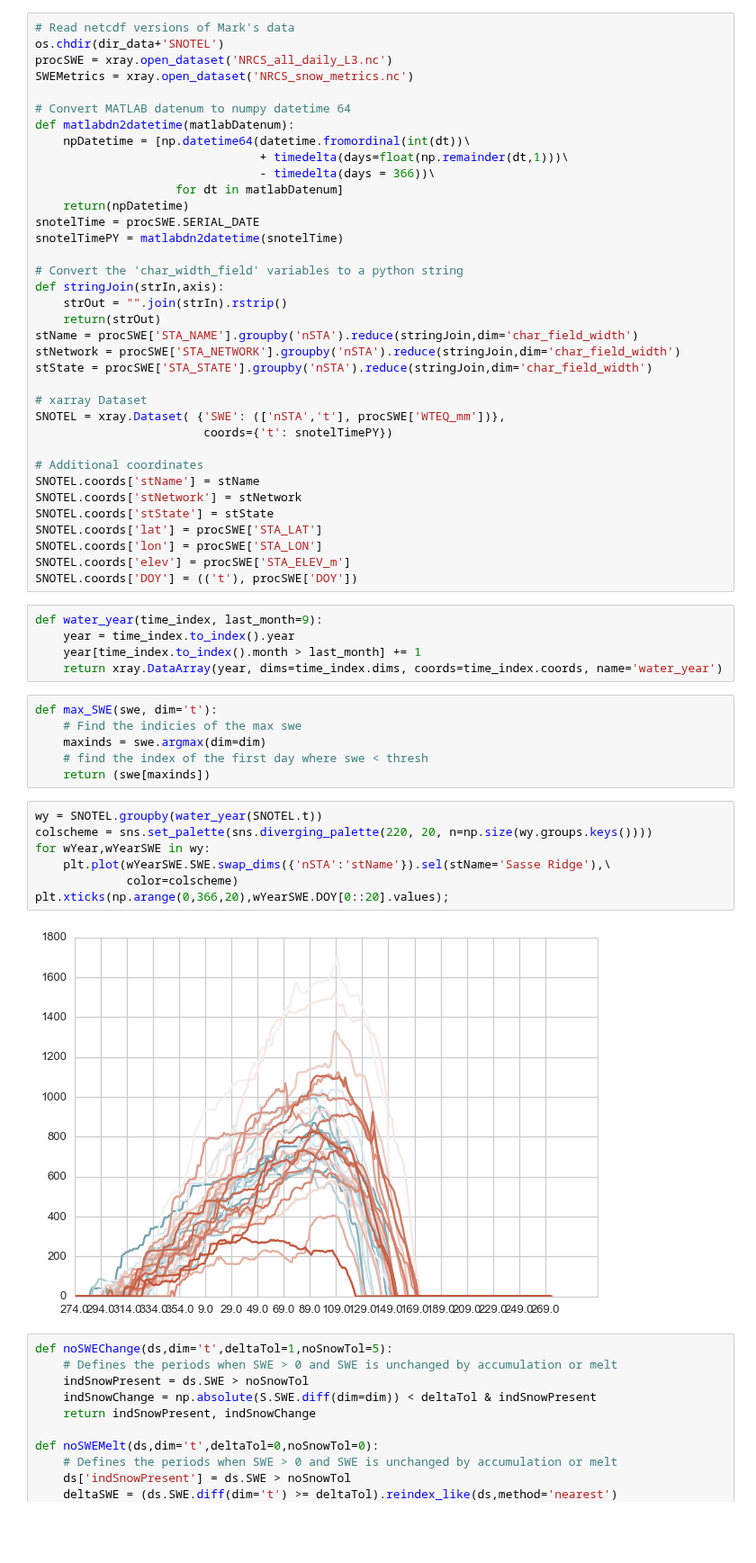
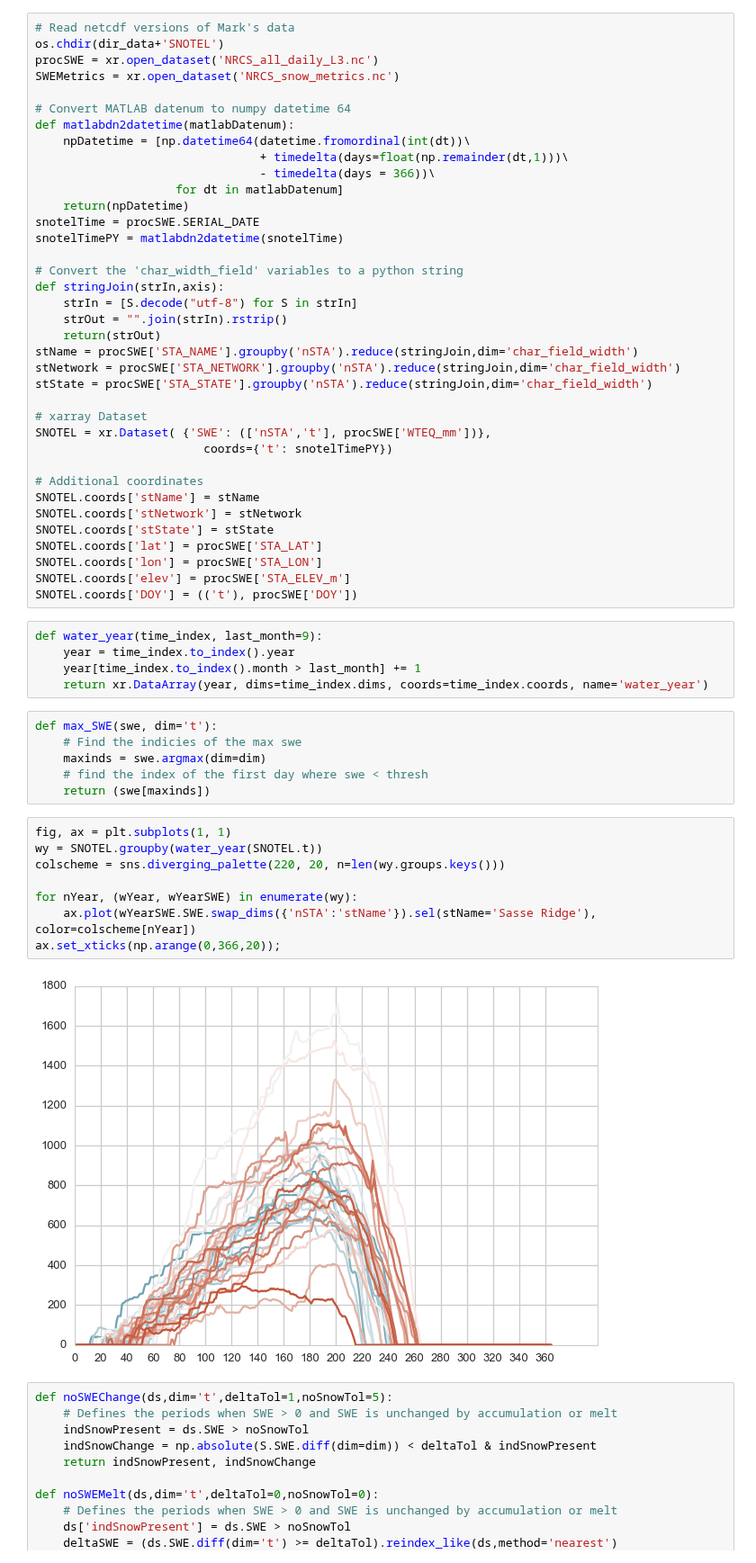
Before and after one commit to klapo/TurbulenceFeedbacks, a Jupyter notebook: TF.SNOTEL.dataExploration.ipynb, the cells around one changed output. Shown at 90% size. Drawn from its saved outputs; the diff is of its cells as text; blank space fills up the shorter version.

```diff
--- a/TF.SNOTEL.dataExploration.ipynb
+++ b/TF.SNOTEL.dataExploration.ipynb
@@ -50,8 +44,8 @@ dirPrint = dir_pre+'SnowHydrology/proj/TurbulenceFeedbacks/Graphics'
 # %%
 # Read netcdf versions of Mark's data
 os.chdir(dir_data+'SNOTEL')
-procSWE = xray.open_dataset('NRCS_all_daily_L3.nc')
-SWEMetrics = xray.open_dataset('NRCS_snow_metrics.nc')
+procSWE = xr.open_dataset('NRCS_all_daily_L3.nc')
+SWEMetrics = xr.open_dataset('NRCS_snow_metrics.nc')
 
 # Convert MATLAB datenum to numpy datetime 64
 def matlabdn2datetime(matlabDatenum):
@@ -65,6 +59,7 @@ snotelTimePY = matlabdn2datetime(snotelTime)
 
 # Convert the 'char_width_field' variables to a python string
 def stringJoin(strIn,axis):
+    strIn = [S.decode("utf-8") for S in strIn]
     strOut = "".join(strIn).rstrip()
     return(strOut)
 stName = procSWE['STA_NAME'].groupby('nSTA').reduce(stringJoin,dim='char_field_width')
@@ -72,7 +67,7 @@ stNetwork = procSWE['STA_NETWORK'].groupby('nSTA').reduce(stringJoin,dim='char_f
 stState = procSWE['STA_STATE'].groupby('nSTA').reduce(stringJoin,dim='char_field_width')
 
 # xarray Dataset
-SNOTEL = xray.Dataset( {'SWE': (['nSTA','t'], procSWE['WTEQ_mm'])},
+SNOTEL = xr.Dataset( {'SWE': (['nSTA','t'], procSWE['WTEQ_mm'])},
                         coords={'t': snotelTimePY})
 
 # Additional coordinates
@@ -87,7 +82,7 @@ SNOTEL.coords['DOY'] = (('t'), procSWE['DOY'])
 def water_year(time_index, last_month=9):
     year = time_index.to_index().year
     year[time_index.to_index().month > last_month] += 1
-    return xray.DataArray(year, dims=time_index.dims, coords=time_index.coords, name='water_year')
+    return xr.DataArray(year, dims=time_index.dims, coords=time_index.coords, name='water_year')
 # %%
 def max_SWE(swe, dim='t'):
     # Find the indicies of the max swe
@@ -95,14 +90,15 @@ def max_SWE(swe, dim='t'):
     # find the index of the first day where swe < thresh
     return (swe[maxinds])
 # %%
+fig, ax = plt.subplots(1, 1)
 wy = SNOTEL.groupby(water_year(SNOTEL.t))
-colscheme = sns.set_palette(sns.diverging_palette(220, 20, n=np.size(wy.groups.keys())))
-for wYear,wYearSWE in wy:
-    plt.plot(wYearSWE.SWE.swap_dims({'nSTA':'stName'}).sel(stName='Sasse Ridge'),\
-             color=colscheme)
-plt.xticks(np.arange(0,366,20),wYearSWE.DOY[0::20].values);
+colscheme = sns.diverging_palette(220, 20, n=len(wy.groups.keys()))
+
+for nYear, (wYear, wYearSWE) in enumerate(wy):
+    ax.plot(wYearSWE.SWE.swap_dims({'nSTA':'stName'}).sel(stName='Sasse Ridge'), color=colscheme[nYear])
+ax.set_xticks(np.arange(0,366,20));
 # %% [output]
-[figure, old version]
+[figure, new version]
 # %%
 def noSWEChange(ds,dim='t',deltaTol=1,noSnowTol=5):
     # Defines the periods when SWE > 0 and SWE is unchanged by accumulation or melt
```
Also changed, not shown: parts of 14 cells of this notebook.
